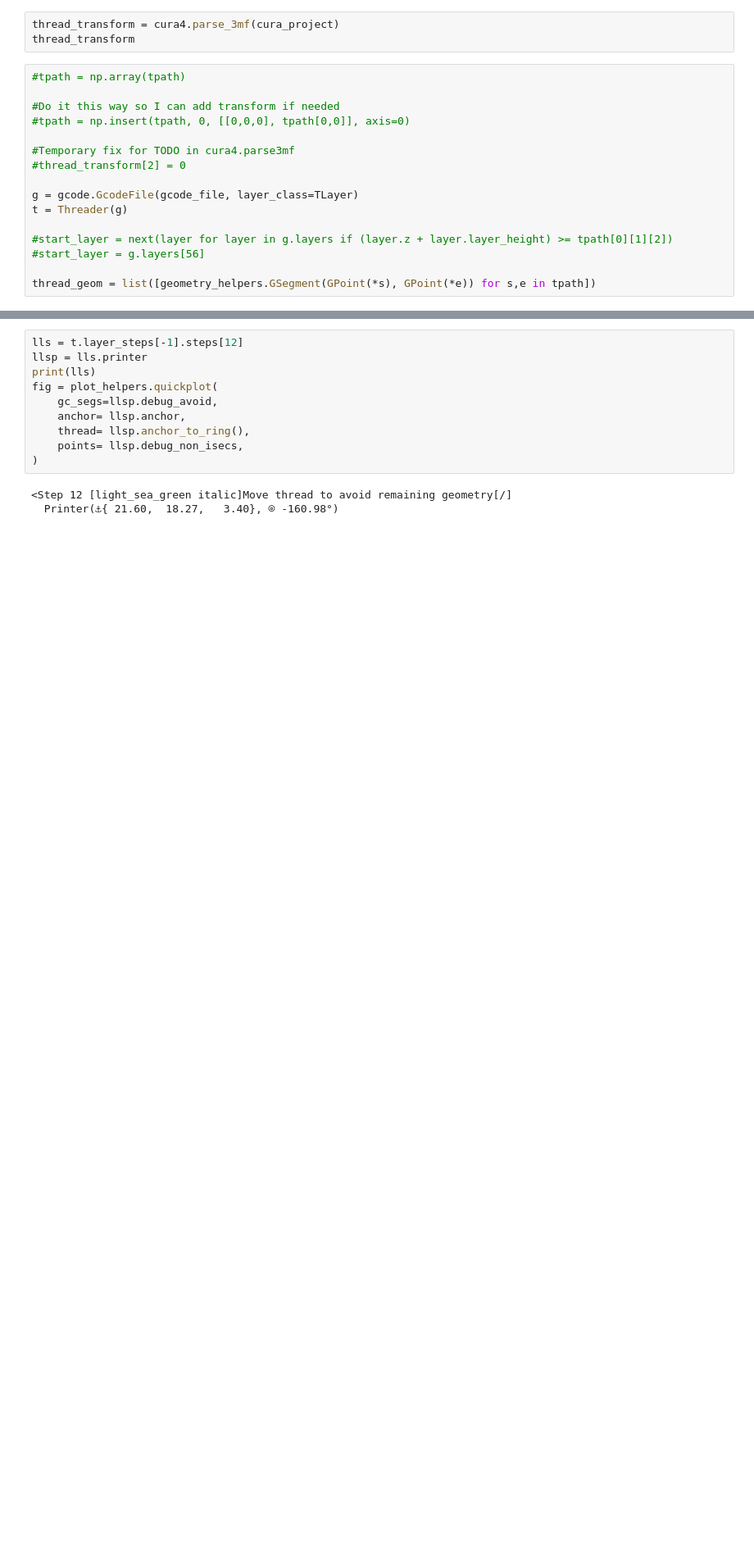
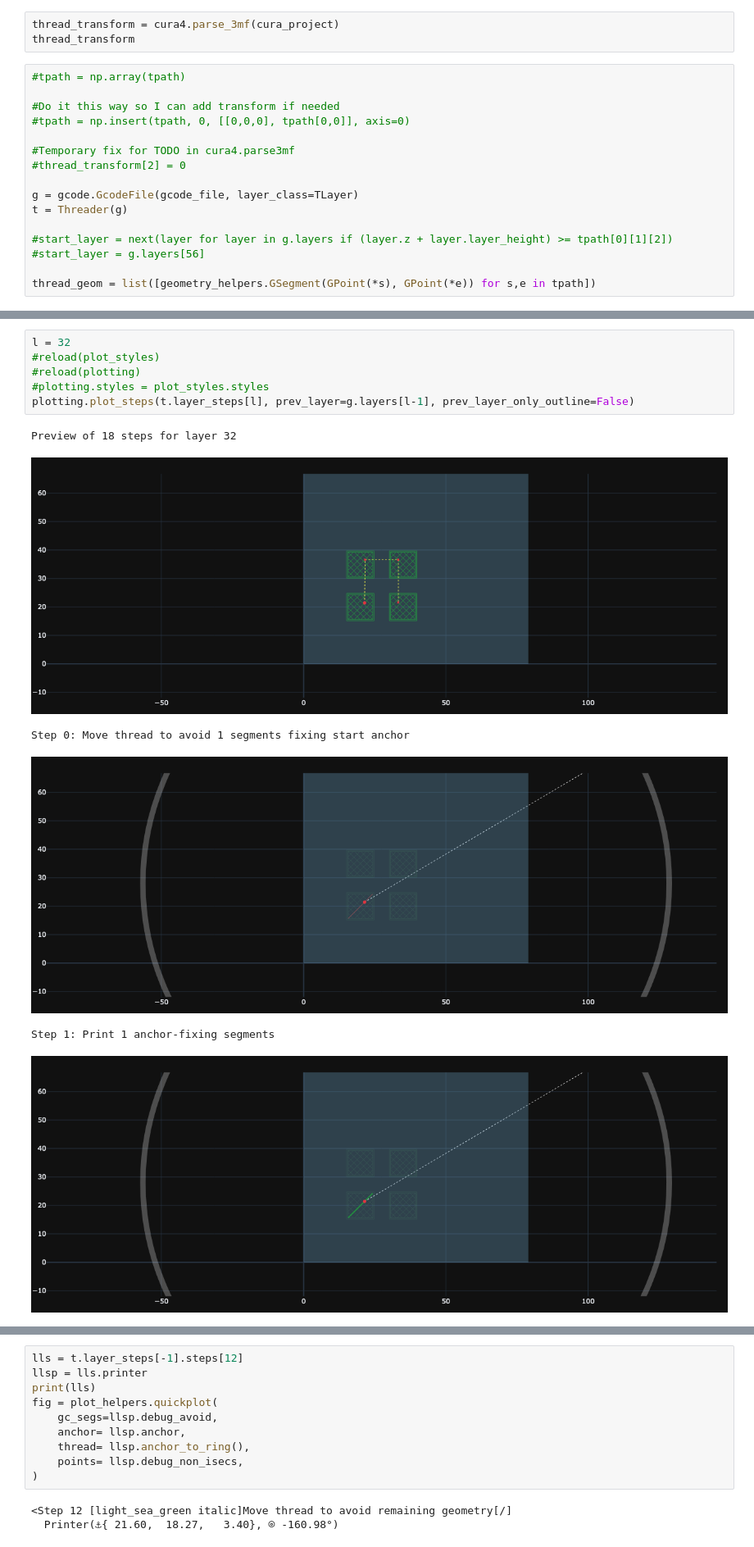
Before and after one commit to fetlab/python_gcode, a Jupyter notebook: threader_test.sync.ipynb, the cells around one changed output, grey strips where cells are left out. Shown at 82% size. Cells and saved outputs as stored; diff of their text form; blank space fills up the shorter version.

```diff
--- a/threader_test.sync.ipynb
+++ b/threader_test.sync.ipynb
@@ -112,0 +84,13 @@ ipdb>  q
+# %%
+l = 32
+#reload(plot_styles)
+#reload(plotting)
+#plotting.styles = plot_styles.styles
+plotting.plot_steps(t.layer_steps[l], prev_layer=g.layers[l-1], prev_layer_only_outline=False)
+# %% [output]
+Preview of 18 steps for layer 32
+[figure, added]
+Step 0: Move thread to avoid 1 segments fixing start anchor
+[figure, added]
+Step 1: Print 1 anchor-fixing segments
+[figure, added]
```
Also changed, not shown: parts of 7 cells of this notebook.
